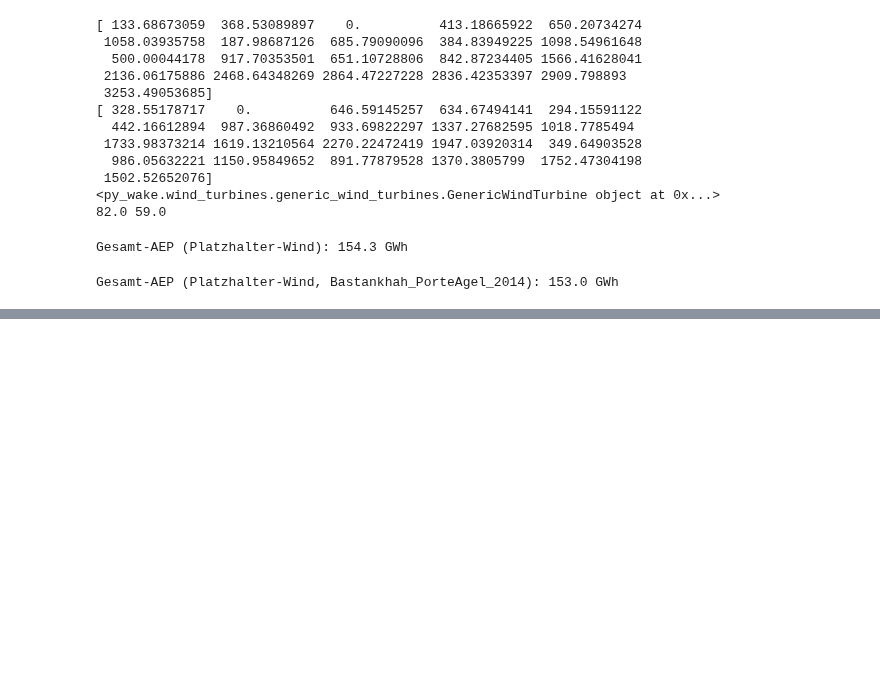
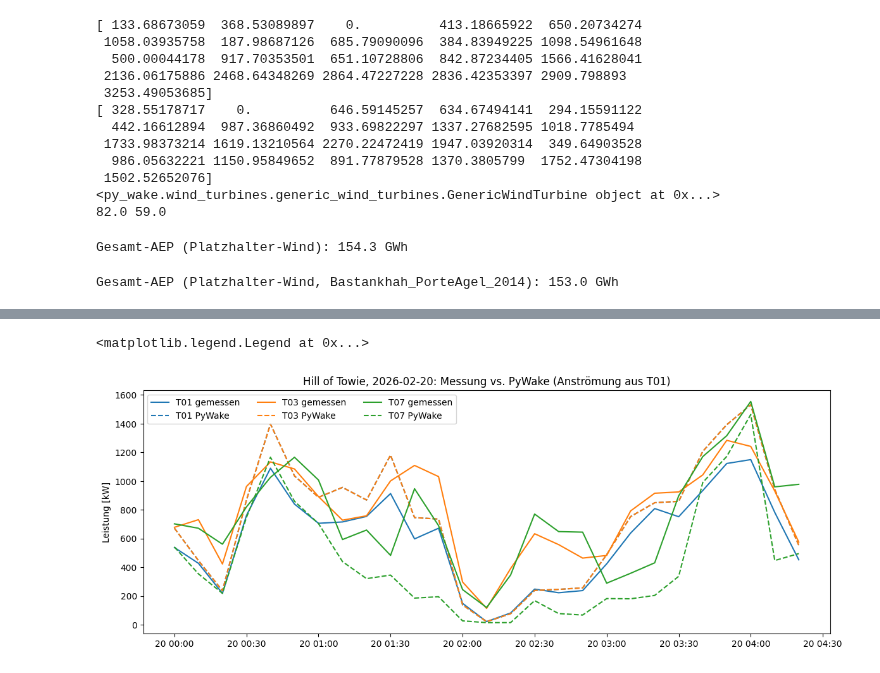
Before and after one commit to rfeusi/hill-of-towie-open-source-analysis, a Jupyter notebook: Simulation.ipynb, the cells around one changed output, grey strips where cells are left out. Saved outputs shown, nothing was run; the diff lists cells and outputs as text; code cells hidden in the pictures; blank space fills up the shorter version.

Commit message:
Reconstructed wake steering graph from Fastlog Data

```diff
--- a/Simulation.ipynb
+++ b/Simulation.ipynb
@@ -163,0 +206,16 @@ Gesamt-AEP (Platzhalter-Wind, Bastankhah_PorteAgel_2014): 153.0 GWh
+# %%
+import pandas as pd
+from hot_open.settings import get_data_dir
+from hot_open.scada_helpers import load_hot_10min_data
+
+start = pd.Timestamp("2026-02-20 00:00", tz="UTC")
+end_excl = pd.Timestamp("2026-02-20 04:30", tz="UTC")   # bis und ohne -> letzter Zeitstempel 04:20
+
+scada = load_hot_10min_data(
+    data_dir=get_data_dir(),
+    wtg_numbers=range(1, 22),    # alle 21 Turbinen, für vergleich später
+    start_dt=start,
+    end_dt_excl=end_excl,
+)
+
+scada["T01"][["wtc_AcWindSp_mean", "wtc_NacelPos_mean", "wtc_ActPower_mean"]]
@@ -163,0 +241,34 @@ Gesamt-AEP (Platzhalter-Wind, Bastankhah_PorteAgel_2014): 153.0 GWh
+# %%
+import matplotlib.pyplot as plt
+from py_wake.site import UniformSite
+from py_wake.literature.gaussian_models import Bastankhah_PorteAgel_2014
+
+# Alle NaNs löschen, damit die Simulationsfunktion keine Probleme bekommt
+t01 = scada["T01"].dropna(subset=["wtc_AcWindSp_mean", "wtc_NacelPos_mean"])
+
+ws_t01 = t01["wtc_AcWindSp_mean"].to_numpy()
+wd_t01 = (t01["wtc_NacelPos_mean"].to_numpy() - 23.5675) % 360
+time = t01.index.tz_convert(None).to_numpy()   # UTC, aber ohne Zeitzonen-Markierung
+
+site = UniformSite(p_wd=[1], ti=0.1) # T01 Daten für alle Turbinen gleich
+wf_model = Bastankhah_PorteAgel_2014(site, swt23, k=0.0324555)
+sim_res = wf_model(x, y, wd=wd_t01, ws=ws_t01, time=time)
+
+# Simulierte Leistung [kW], gleiche Form wie die Messdaten: Zeile = Zeit, Spalte = Turbine
+power_sim = sim_res.Power.to_pandas().T / 1000
+power_sim.index = t01.index
+power_sim.columns = turbine_metadata["Turbine Name"].to_list()
+
+# Gemessene Leistung aller Turbinen [kW]+
+power_meas = scada.xs("wtc_ActPower_mean", axis=1, level=1).loc[t01.index]
+
+fig, ax = plt.subplots(figsize=(14, 5))
+for name, color in [("T01", "tab:blue"), ("T03", "tab:orange"), ("T07", "tab:green")]:
+    ax.plot(power_meas.index, power_meas[name], color=color, label=f"{name} gemessen")
+    ax.plot(power_sim.index, power_sim[name], color=color, ls="--", label=f"{name} PyWake")
+ax.set_ylabel("Leistung [kW]")
+ax.set_title("Hill of Towie, 2026-02-20: Messung vs. PyWake (Anströmung aus T01)")
+ax.legend(ncol=3)
+# %% [output]
+<matplotlib.legend.Legend at 0x...>
+[figure, added]
```
Also changed, not shown: parts of 7 cells of this notebook.
